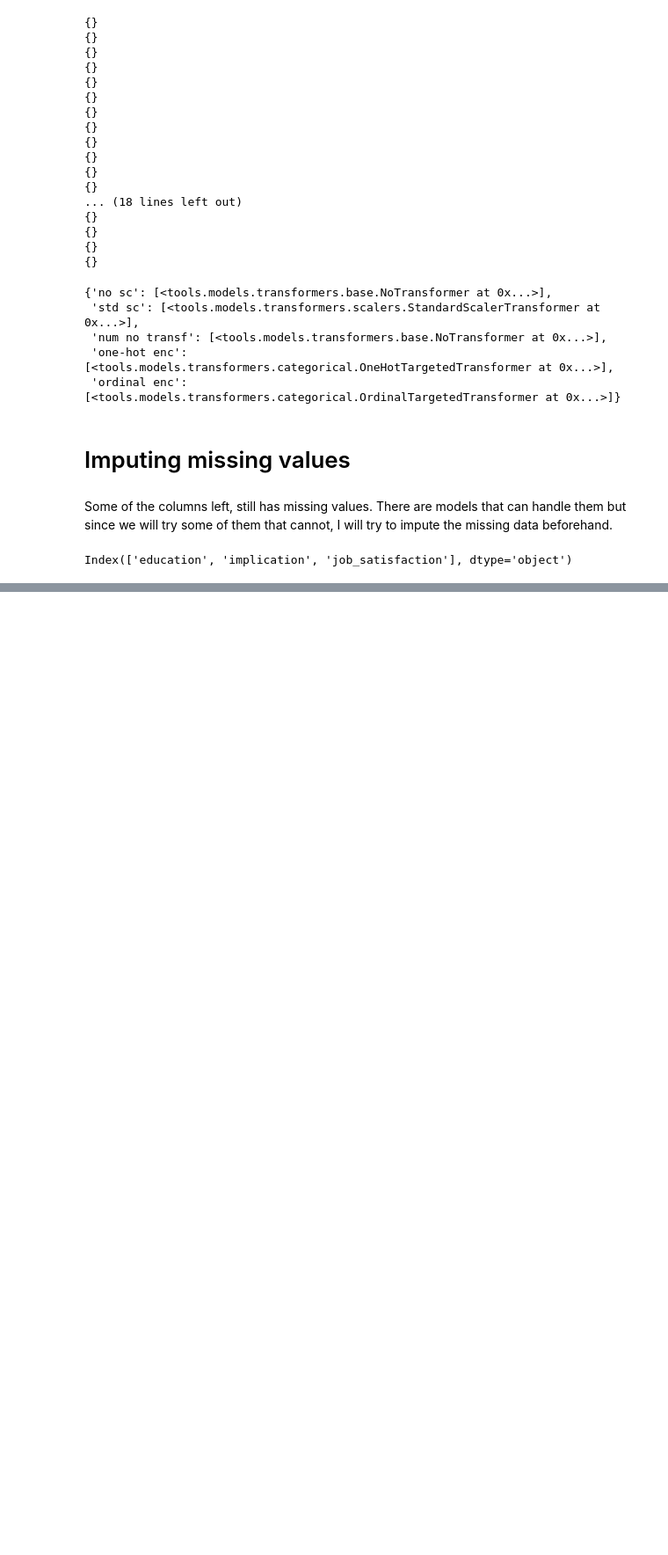
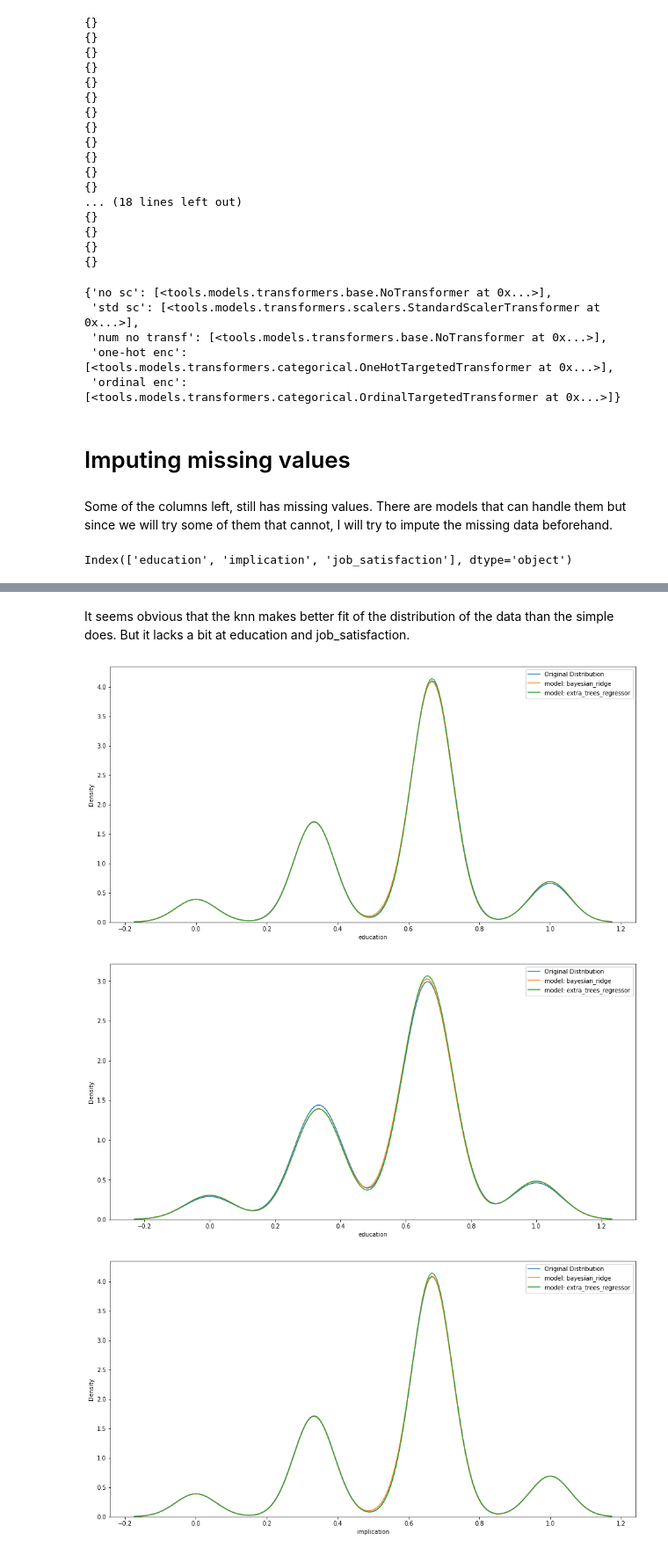
Before and after one commit to AlmudenaZhou/employee_attrition, a Jupyter notebook: Business Analytics.ipynb, the cells around one changed output, grey strips where cells are left out. Shown at 88% size. Drawn from its saved outputs; the diff is of its cells as text; code cells hidden in the pictures; blank space fills up the shorter version.

```diff
--- a/Business Analytics.ipynb
+++ b/Business Analytics.ipynb
@@ -654,6 +662,8 @@ Index(['education', 'implication', 'job_satisfaction'], dtype='object')
 knn_imputer = KNNImputerTransformer([3, 4, 5, 6, 7, 8]).fit(sc_tr_x_train)
 # %%
 simple_imputer = SimpleImputerTransformer(['mean', 'median', 'most_frequent', 'constant']).fit(sc_tr_x_train)
+# %%
+ii_imputer = IterativeImputerTransformer([BayesianRidge, ExtraTreesRegressor], max_iter=1).fit(sc_tr_x_train)
 # %%
 imputers_file_path = os.path.join(models_file_path, 'imputers')
 # %%
@@ -698,0 +725,10 @@ for column in ['education', 'implication', 'job_satisfaction']:
+# %% [markdown]
+It seems obvious that the knn makes better fit of the distribution of the data than the simple does. But it lacks a bit at education and job_satisfaction.
+# %%
+for column in ['education', 'implication', 'job_satisfaction']:
+    sc_tr_x_train.missing.imputation.distribution_comparison_plot(ii_imputer, column)
+    sc_tr_x_test.missing.imputation.distribution_comparison_plot(ii_imputer, column)
+# %% [output]
+[figure, added]
+[figure, added]
+[figure, added]
```
Also changed, not shown: parts of 11 cells of this notebook.
